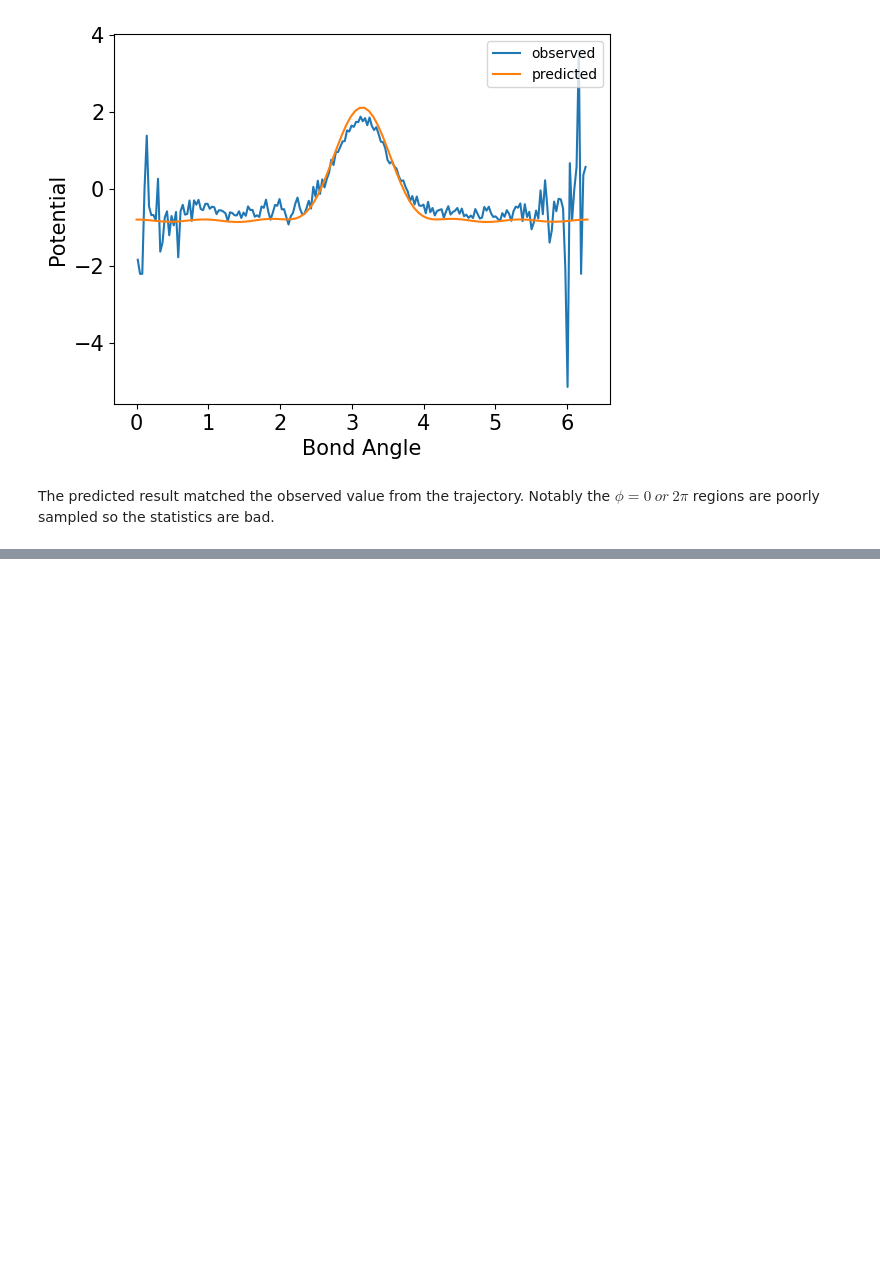
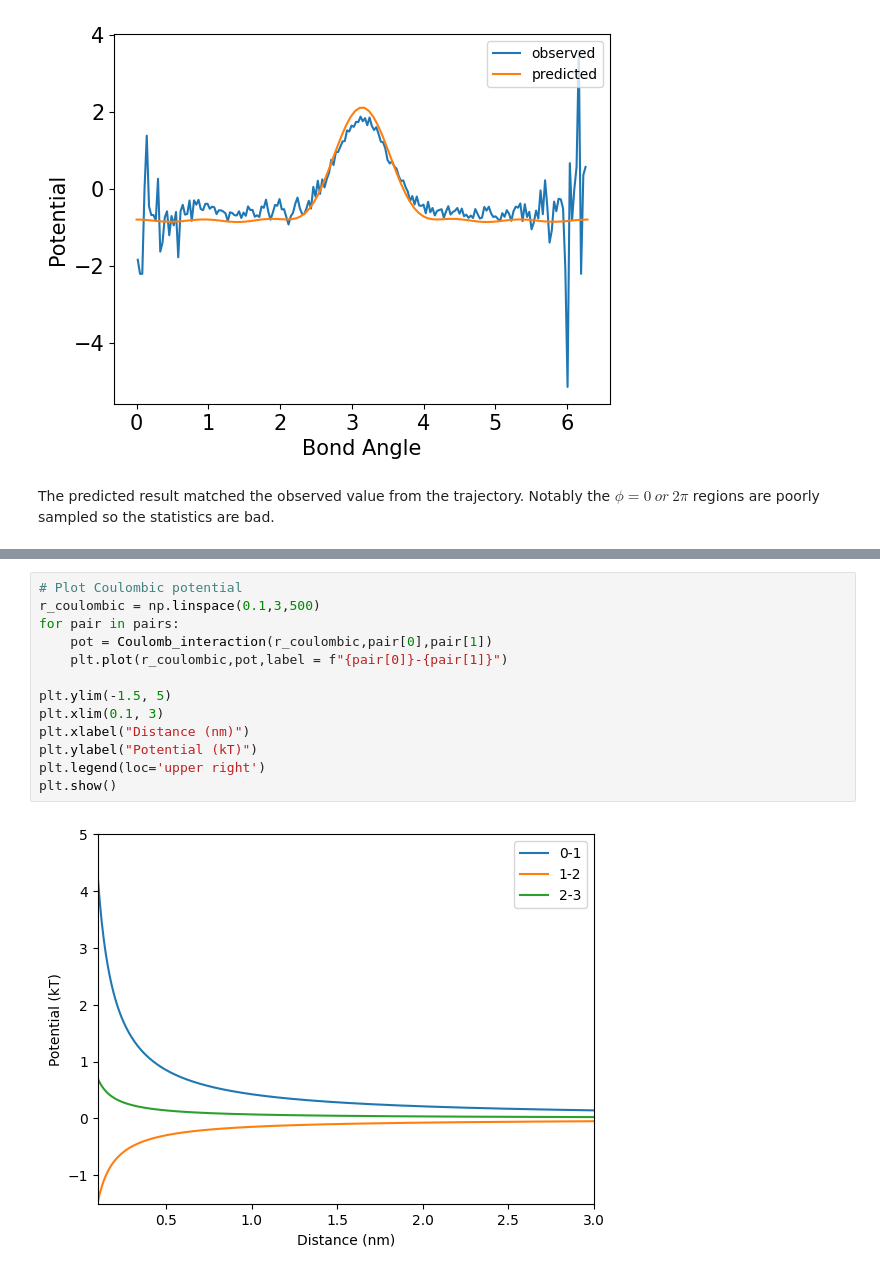
Before and after one commit to alanzy199/CHEM101.6, a Jupyter notebook: week1/homework_week1&2.ipynb, the cells around one changed output, grey strips where cells are left out. Saved outputs shown, nothing was run; the diff lists cells and outputs as text; blank space fills up the shorter version.

```diff
--- a/week1/homework_week1&2.ipynb
+++ b/week1/homework_week1&2.ipynb
@@ -693,0 +756,15 @@ The predicted result matched the observed value from the trajectory. Notably the
+# %%
+# Plot Coulombic potential
+r_coulombic = np.linspace(0.1,3,500)
+for pair in pairs:
+    pot = Coulomb_interaction(r_coulombic,pair[0],pair[1])
+    plt.plot(r_coulombic,pot,label = f"{pair[0]}-{pair[1]}")
+
+plt.ylim(-1.5, 5)
+plt.xlim(0.1, 3)
+plt.xlabel("Distance (nm)")
+plt.ylabel("Potential (kT)")
+plt.legend(loc='upper right')
+plt.show()
+# %% [output]
+[figure, added]
```
Also changed, not shown: parts of 5 cells of this notebook.
